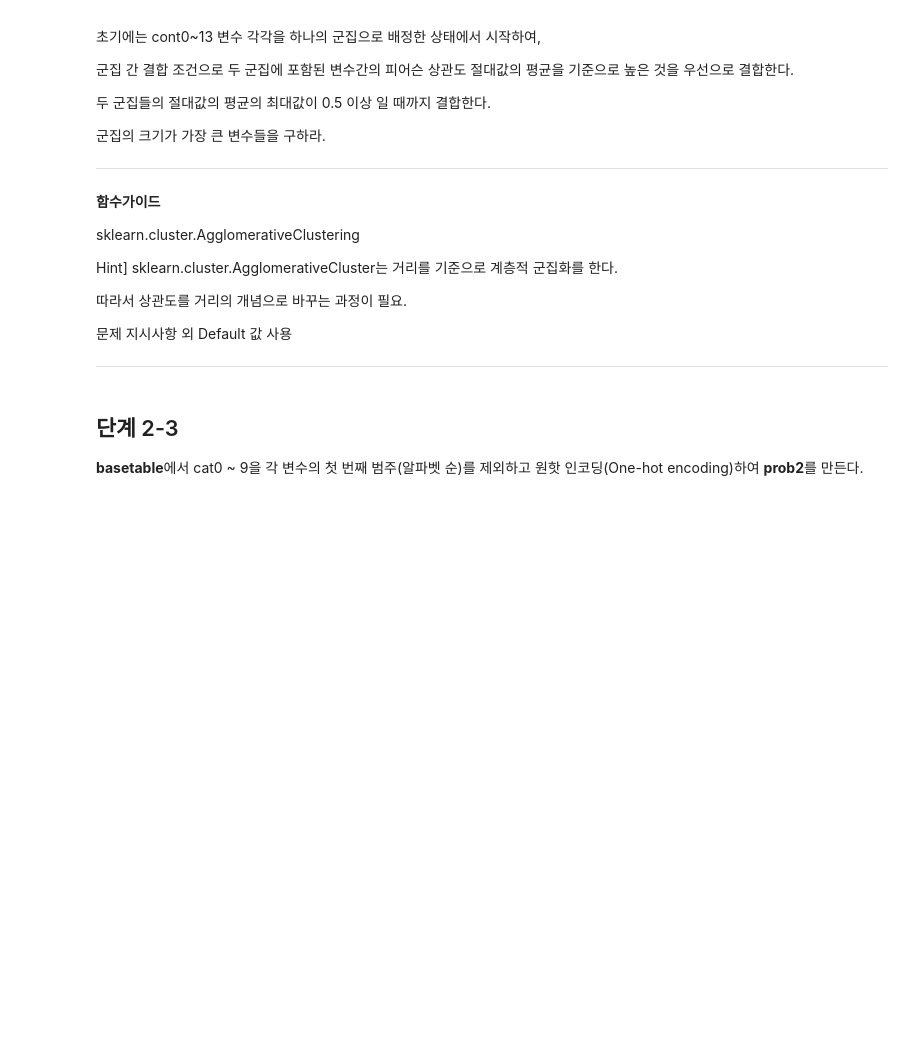
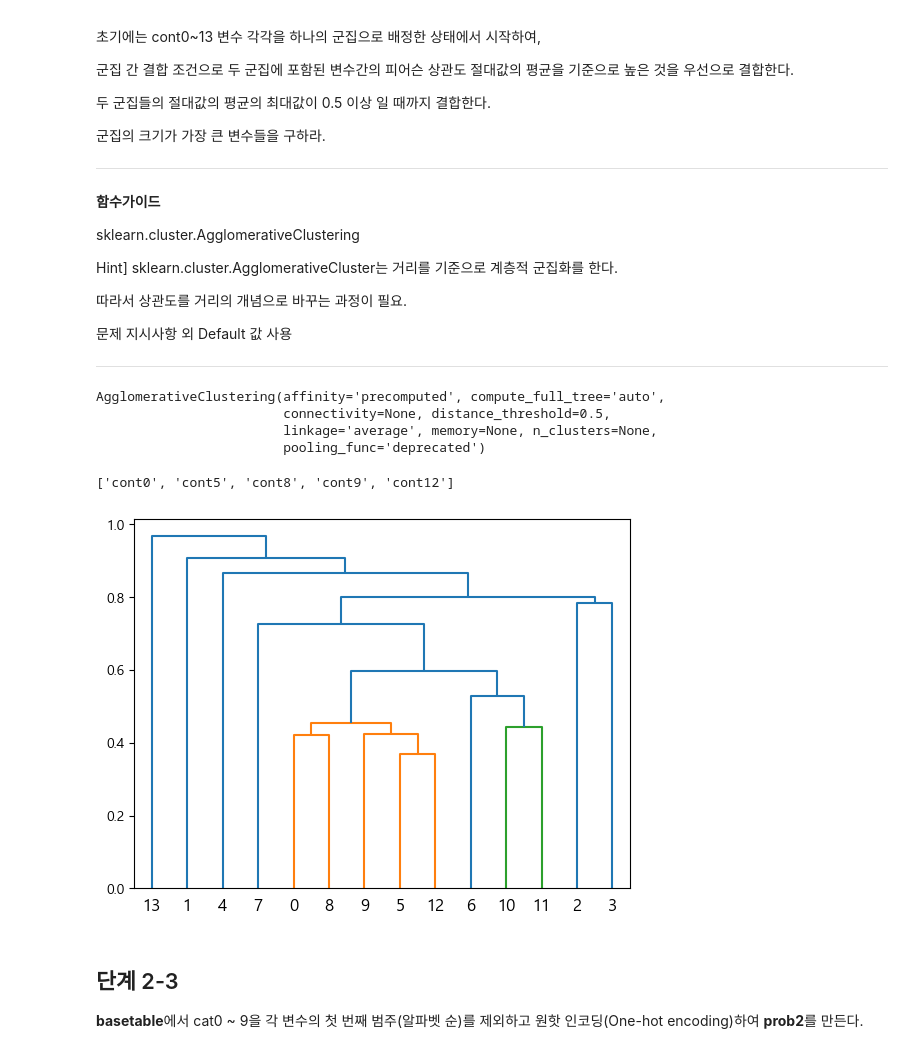
Before and after one commit to sunkusun9/DS_lv3_2603_2, a Jupyter notebook: sec_ds_lv3_prob2_prob.ipynb, the cells around one changed output. Saved outputs shown, nothing was run; the diff lists cells and outputs as text; code cells hidden in the pictures; blank space fills up the shorter version.

```diff
--- a/sec_ds_lv3_prob2_prob.ipynb
+++ b/sec_ds_lv3_prob2_prob.ipynb
@@ -533,3 +767,60 @@ Hint] sklearn.cluster.AgglomerativeCluster는 거리를 기준으로 계층적
+# %%
+from sklearn.cluster import AgglomerativeClustering
+
+# 거리의 요건 (모두 만족하지 않아도 됨)
+# dist(X, X) = 0
+# dist(X, Y) = dist(Y, X)
+# dist(X, Y) <= dist(X, Z) + dist(Z, Y)
+# dist(X, Y) >= 0
+
+# 1안: 1 - df_corr.abs()
+df_dist = 1 - df_corr.abs()
+
+# 2안: 1 / df_corr.abs() - 1
+# 군집 간 결합 조건으로 두 군집에 포함된 변수간의 피어슨 상관도 절대값의 평균
+# => 결합 기준인 평균에 왜곡이 생겨 성립 X
+
+
+# 1안으로 거리로 변환하면,
+# 평균을 기준으로 높은 것을 우선으로 결합한다.  =>  평균을 기준으로 작은 것을 우선으로 결합한다.
+# 두 군집들의 절대값의 평균의 최대값이 0.5 이상 일 때까지 결합한다.
+# =>  두 군집들의 절대값의 평균의 최소값이 0.5 이히 일 때까지 결합한다.
+
+clu_agg = AgglomerativeClustering(
+    affinity = 'precomputed', # df_dist 거리 행렬에서
+    linkage = 'average', # 평균을 기준으로 작은 것을 우선으로 결합한다.
+    distance_threshold = 0.5, # 두 군집들의 절대값의 평균의 최소값이 0.5 이히 일 때까지 결합한다.
+    n_clusters = None
+)
+clu_agg.fit(df_dist)
+# %% [output]
+AgglomerativeClustering(affinity='precomputed', compute_full_tree='auto',
+                        connectivity=None, distance_threshold=0.5,
+                        linkage='average', memory=None, n_clusters=None,
+                        pooling_func='deprecated')
+# %%
+X_corr = df_dist.columns[clu_agg.labels_ == pd.Series(clu_agg.labels_).value_counts().idxmax()].tolist()
+X_corr
+# %% [output]
+['cont0', 'cont5', 'cont8', 'cont9', 'cont12']
+# %%
+# 속성에 대한 연관성으로 사용하고 있는 방법입니다.
+# scipy에 있는 cluster 모듈로 구현해보고
+# 속성간에 연관성을 시각화 해봅니다.
+from scipy.cluster import hierarchy
+from scipy.spatial.distance import squareform
+
+df_corr = df_basetable[['cont{}'.format(i) for i in range(14)]].corr()
+df_dist = 1 - df_corr.abs()
+
+# scipy.cluster hierarchy를 통해 군집화를 합니다.
+Z = hierarchy.linkage(squareform(df_dist), method='average')
+plt.figure()
+# 군집 결합 입계점을 0.5로 하여 색상으로 군집들을 표시합니다.
+hierarchy.dendrogram(Z, color_threshold=0.5)
+plt.show()
+# %% [output]
+[figure, added]
 # %% [markdown]
 ## 단계 2-3
 
```
Also changed, not shown: parts of 63 cells of this notebook.
